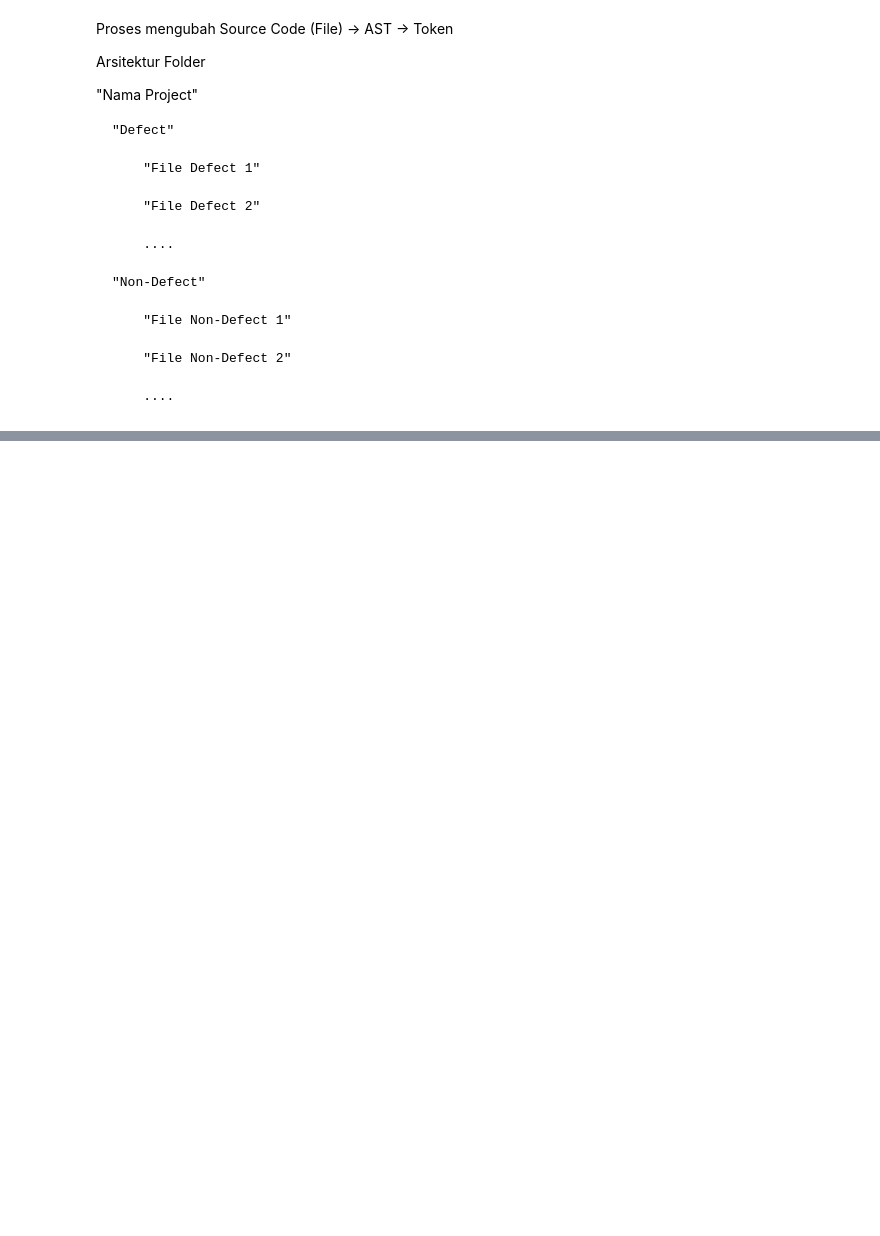
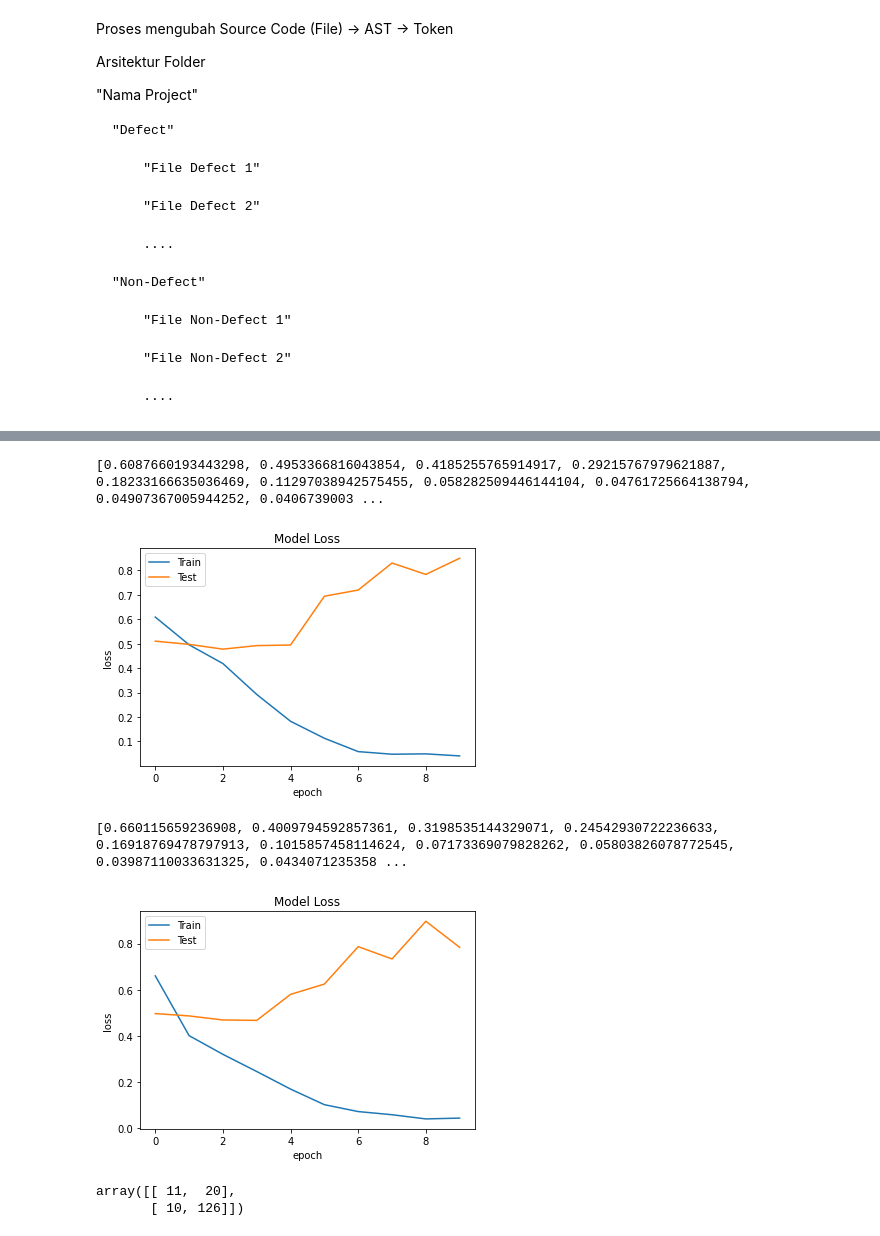
Before and after one commit to djrl10/SKRIPSI, a Jupyter notebook: LSTM_SDP.ipynb, the cells around one changed output, grey strips where cells are left out. Drawn from its saved outputs; the diff is of its cells as text; code cells hidden in the pictures; blank space fills up the shorter version.

```diff
--- a/LSTM_SDP.ipynb
+++ b/LSTM_SDP.ipynb
@@ -479,0 +436,24 @@ for key in datasets.keys():
+# %%
+# plot of loss
+for key in datasets.keys():
+  print(results[key].history['loss'])
+  plt.plot(results[key].history['loss'])
+  plt.plot(results[key].history['val_loss'])
+  plt.title('Model Loss')
+  plt.ylabel('loss')
+  plt.xlabel('epoch')
+  plt.legend(['Train', 'Test'], loc='upper left')
+  plt.show()
+# %% [output]
+[0.6087660193443298, 0.4953366816043854, 0.4185255765914917, 0.29215767979621887, 0.18233166635036469, 0.11297038942575455, 0.058282509446144104, 0.04761725664138794, 0.04907367005944252, 0.0406739003 ...
+[figure, added]
+[0.660115659236908, 0.4009794592857361, 0.3198535144329071, 0.24542930722236633, 0.16918769478797913, 0.1015857458114624, 0.07173369079828262, 0.05803826078772545, 0.03987110033631325, 0.0434071235358 ...
+[figure, added]
+# %%
+rounded_labels=np.argmax(label_tests['Tokencamel-1_4'], axis=1)
+rounded_predictions = model.predict_classes(padded_tests['Tokencamel-1_4'], batch_size=10, verbose=0)
+cm = confusion_matrix(rounded_labels, rounded_predictions)
+cm
+# %% [output]
+array([[ 11,  20],
+       [ 10, 126]])
```
Also changed, not shown: parts of 48 cells of this notebook.
